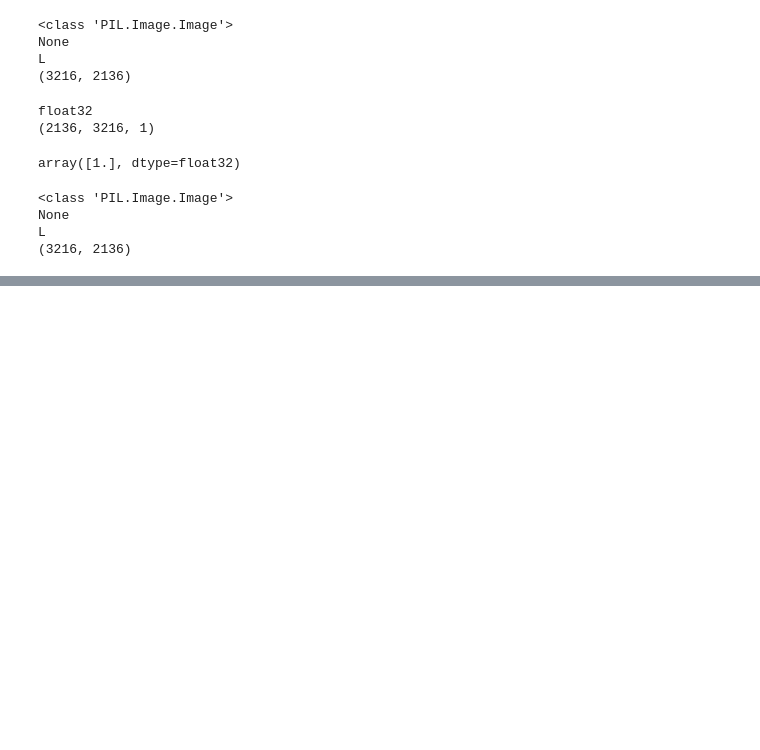
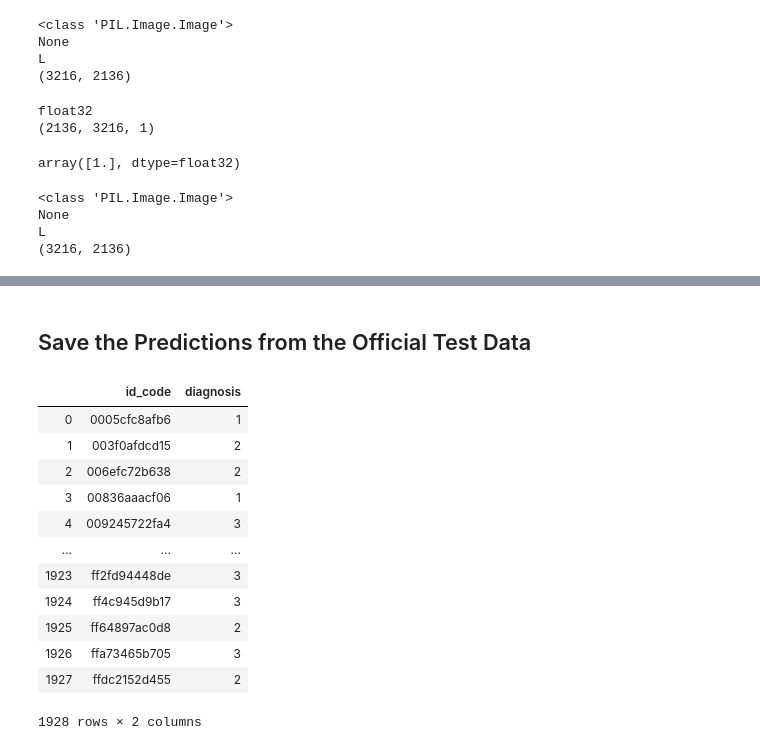
Before and after one commit to daddyjab/Diabetic_Retinopathy_Detection, a Jupyter notebook: 01-Diabetic_Retinopathy_Exploration.ipynb, the cells around one changed output, grey strips where cells are left out. Saved outputs shown, nothing was run; the diff lists cells and outputs as text; code cells hidden in the pictures; blank space fills up the shorter version.

```diff
--- a/01-Diabetic_Retinopathy_Exploration.ipynb
+++ b/01-Diabetic_Retinopathy_Exploration.ipynb
@@ -239,0 +636,3 @@ train_labels_df
+# %%
+# Load a saved model
+model = load_model("./data/saved_model.h5")
@@ -239,0 +641,22 @@ train_labels_df
+# %%
+# data/test_images - Source of official testing images in a single folder (used only to submit official results)
+dir_src_test = "./data/official_test/"
+
+# Create a Image Data Generator for the official testing data
+official_test_datagen = ImageDataGenerator()
+
+# Define generator batch size and step size
+official_test_n_images = len(X_train)
+official_test_n_batch_size = 1
+official_test_n_step_size = official_test_n_images // official_test_n_batch_size
+
+# Associate the generator with the training images
+official_test_generator = official_test_datagen.flow_from_directory(
+    directory=dir_src_test,             # Folder containing official training images
+    target_size=(image_dims[1], image_dims[0]),       # (Width, Height)
+    color_mode="rgb",               # Color images
+    batch_size=official_test_n_batch_size,   # Batch size
+    class_mode=None,                # Number of classes > 2, so using "categorical" vs "binary"
+    shuffle=False,                   # Shuffle the training samples randomly
+    seed=1                          # Random number seed to use for shuffle
+)
@@ -239,0 +667,9 @@ train_labels_df
+# %%
+# Predict the output (using the test_generator)
+official_test_generator.reset()
+official_pred_onehot = model.predict_generator(official_test_generator,
+                             steps=len(official_test_generator),
+                             verbose=1)
+
+official_predicted_class = np.argmax(official_pred_onehot, axis=1)
+official_predicted_class
@@ -239,0 +679,26 @@ train_labels_df
+# %% [markdown]
+## Save the Predictions from the Official Test Data
+# %%
+# Save the prediction results to a file
+
+# Get the list of test image id codes used by the test generator to make the predictions
+official_test_id_code_list = [ (x.split("\\"))[1].replace(".png","") for x in official_test_generator.filenames ]
+
+# Associate the test image id codes and the preoductions in a dataframe
+official_results_df = pd.DataFrame({"id_code": official_test_id_code_list, "diagnosis": official_predicted_class})
+official_results_df.to_csv("./data/official_prediction_results.csv",index=False)
+official_results_df
+# %% [output]
+|  | id_code | diagnosis |
+| 0 | 0005cfc8afb6 | 1 |
+| 1 | 003f0afdcd15 | 2 |
+| 2 | 006efc72b638 | 2 |
+| 3 | 00836aaacf06 | 1 |
+| 4 | 009245722fa4 | 3 |
+| ... | ... | ... |
+| 1923 | ff2fd94448de | 3 |
+| 1924 | ff4c945d9b17 | 3 |
+| 1925 | ff64897ac0d8 | 2 |
+| 1926 | ffa73465b705 | 3 |
+| 1927 | ffdc2152d455 | 2 |
+1928 rows × 2 columns
```
Also changed, not shown: parts of 39 cells of this notebook.
